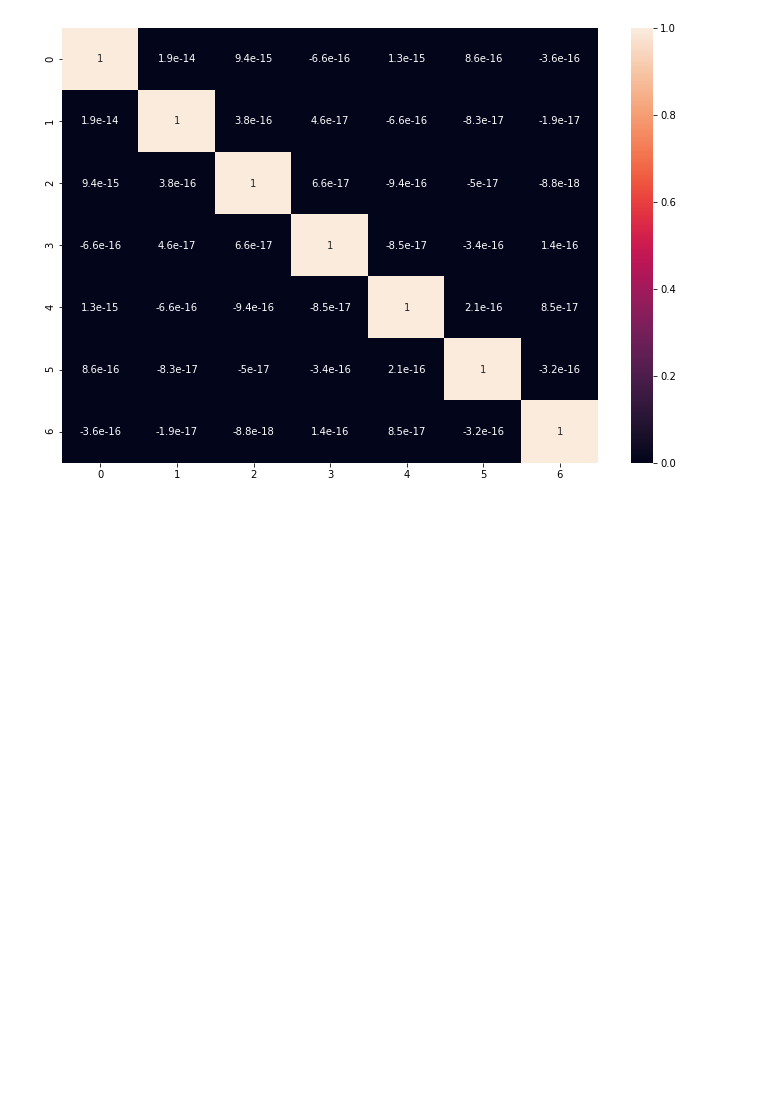
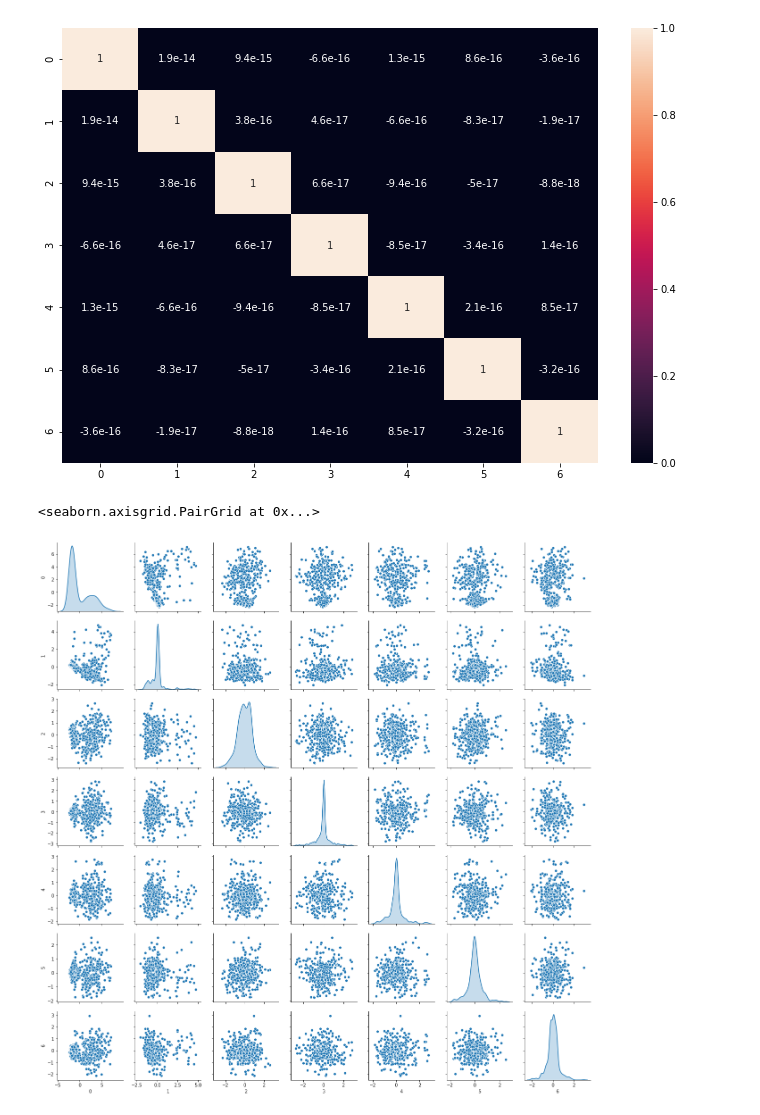
Before and after one commit to GreatLearningAIML1/bangalore-feb-batch-lovkeshanand, a Jupyter notebook: pca_cancer_data_questions.ipynb, the cells around one changed output. Drawn from its saved outputs; the diff is of its cells as text; code cells hidden in the pictures; blank space fills up the shorter version.

```diff
--- a/pca_cancer_data_questions.ipynb
+++ b/pca_cancer_data_questions.ipynb
@@ -369,3 +369,8 @@ sns.heatmap(pcadata_corr,
            annot=True);
 # %% [output]
 [figure]
+# %%
+sns.pairplot(pca_df, diag_kind='kde')
+# %% [output]
+<seaborn.axisgrid.PairGrid at 0x...>
+[figure, added]
```
Also changed, not shown: parts of 2 cells of this notebook.
